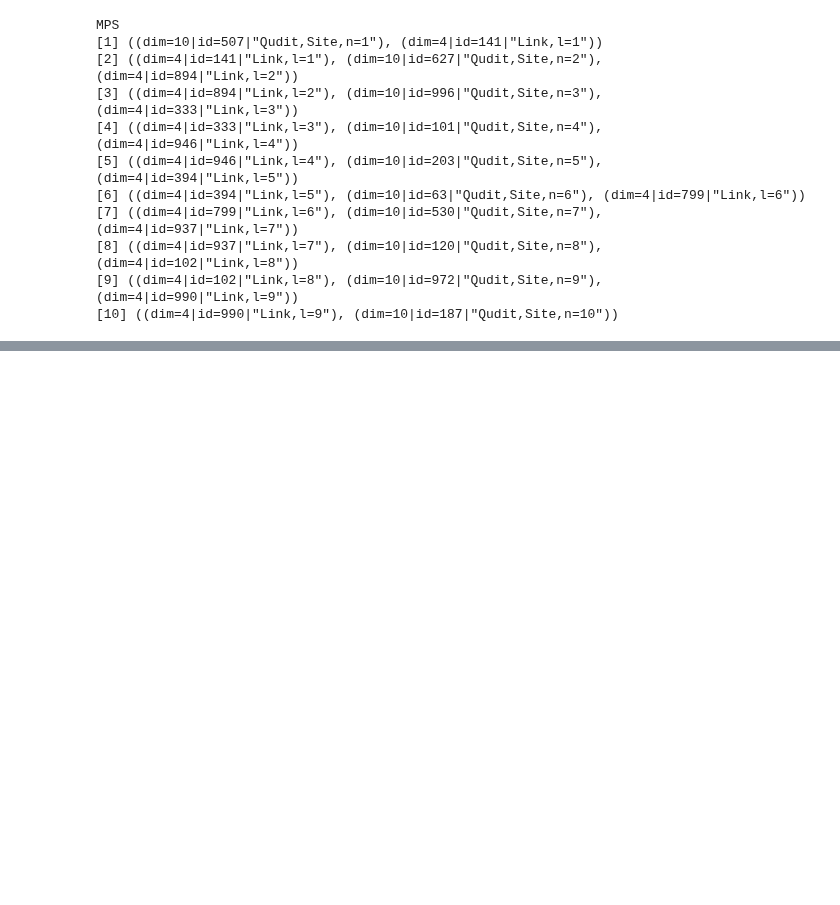
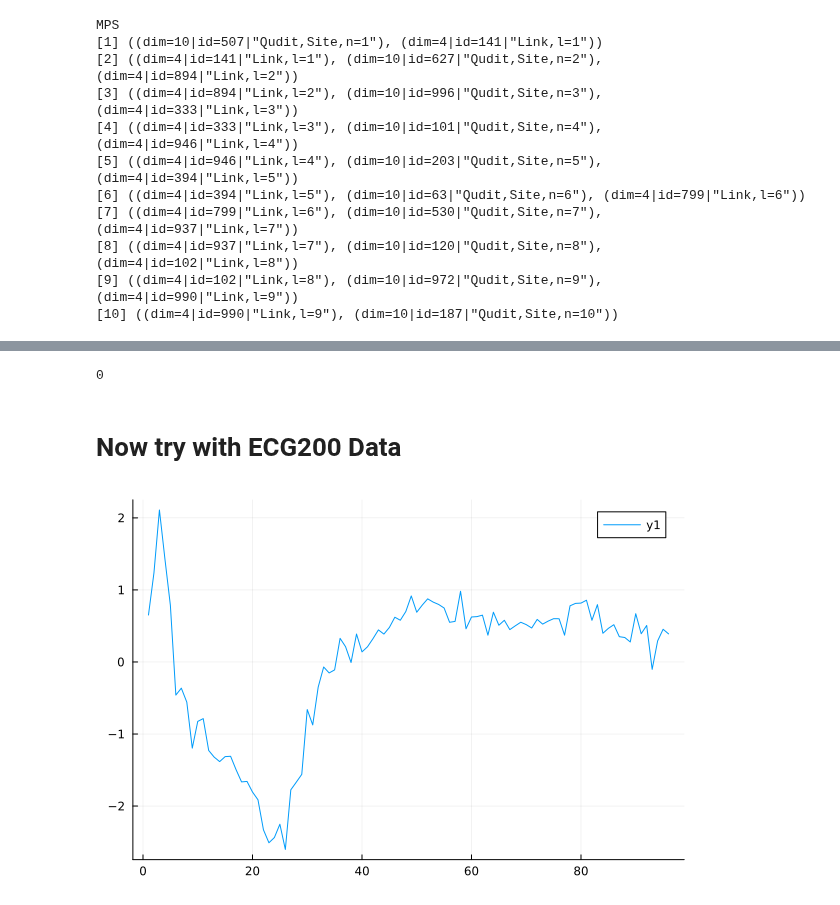
Before and after one commit to jmoo2880/QuantumInspiredML, a Jupyter notebook: NumberState/number_state_test_ITensor.ipynb, the cells around one changed output, grey strips where cells are left out. Cells and saved outputs as stored; diff of their text form; code cells hidden in the pictures; blank space fills up the shorter version.

```diff
--- a/NumberState/number_state_test_ITensor.ipynb
+++ b/NumberState/number_state_test_ITensor.ipynb
@@ -34,0 +125,18 @@ MPS
+# %%
+inner(ps_1, ps_2)
+# %% [output]
+0
+# %% [markdown]
+# Now try with ECG200 Data
+# %%
+ecg_dat = readdlm("../ECG200_TRAIN.txt")
+X_train = ecg_dat[:, 2:end]
+y_train = Int.(ecg_dat[:, 1])
+remap = Dict(-1 => 0, 1 => 1)
+y_train = [remap[label] for label in y_train];
+y_train = reshape(y_train, length(y_train), 1);
+# %%
+plot(X_train[10
+[], :])
+# %% [output]
+[figure, added]
```
Also changed, not shown: parts of 13 cells of this notebook, 3 other files.
